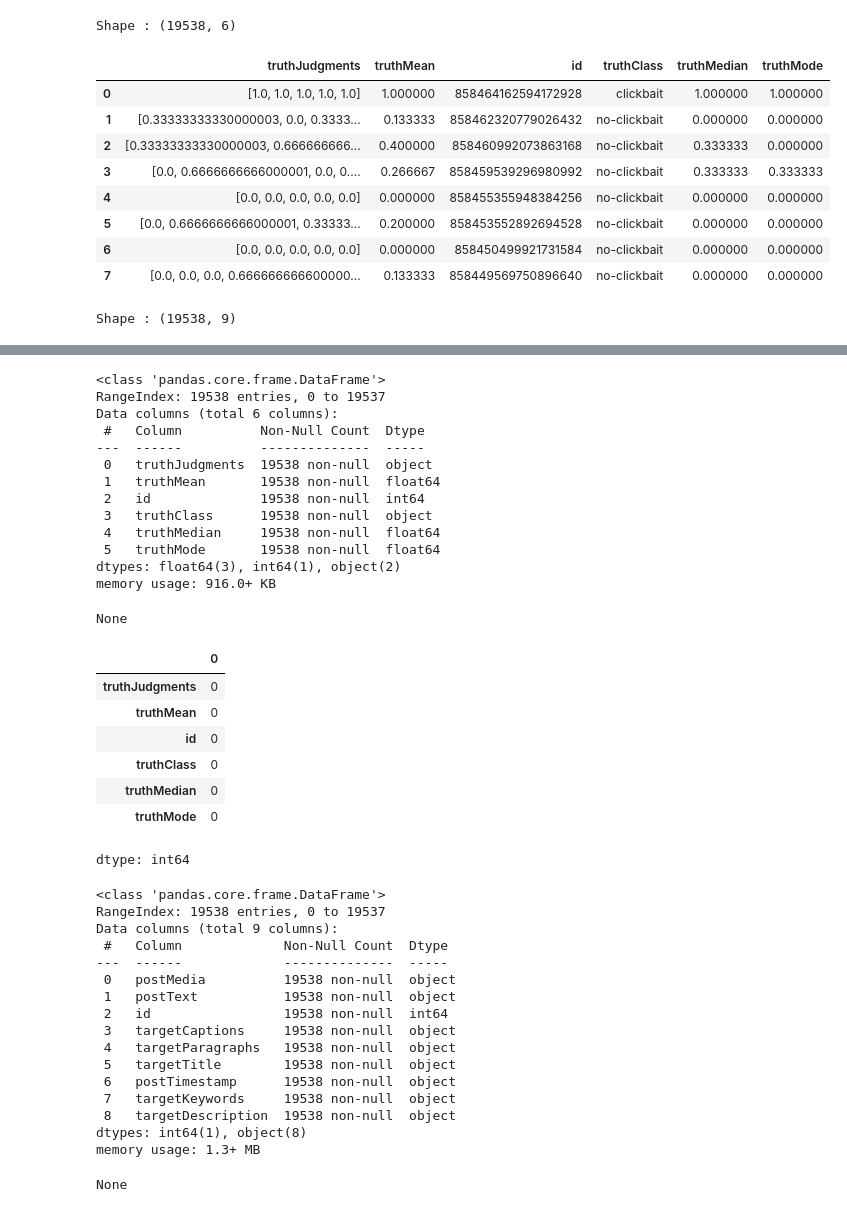
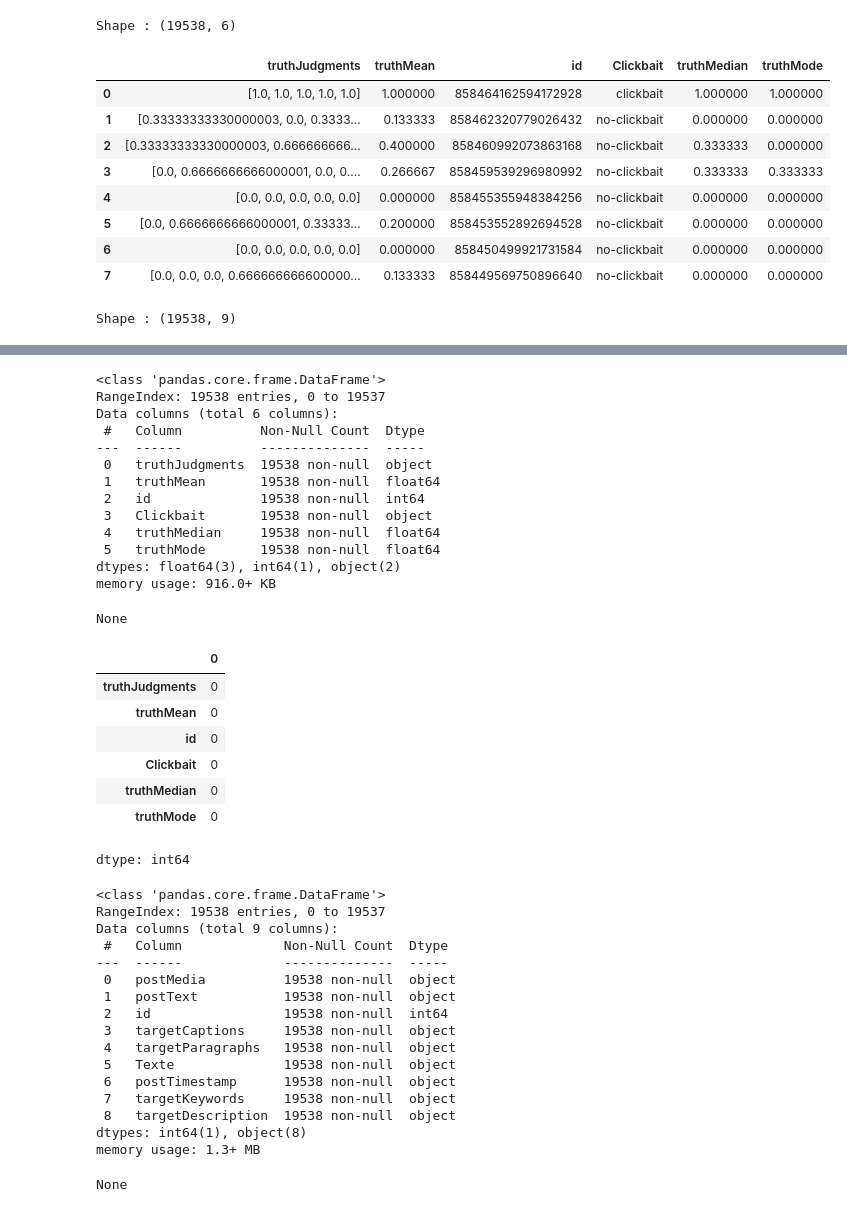
Before and after one commit to alexandre-cameron-borges/ACBorges_Clickscore_SDUDAnalytics, a Jupyter notebook: ACBorges_Clickscore_SDUDAnalytics.ipynb, the cells around one changed output, grey strips where cells are left out. Saved outputs shown, nothing was run; the diff lists cells and outputs as text; code cells hidden in the pictures.

```diff
--- a/ACBorges_Clickscore_SDUDAnalytics.ipynb
+++ b/ACBorges_Clickscore_SDUDAnalytics.ipynb
@@ -222,30 +243,35 @@ Name: proportion, dtype: float64
 # %%
 # 1) Chemin vers fichier webis JSONL & 2) Charger le JSONL
 pathtableclickbait_d = "/content/drive/MyDrive/data/raw/webis_clickbait/clickbait17-validation-170630/truth.jsonl"
 pathtableclickbait_d2 = "/content/drive/MyDrive/data/raw/webis_clickbait/clickbait17-validation-170630/instances.jsonl"
 tableclickbait_d = pd.read_json(pathtableclickbait_d, lines=True)
 tableclickbait_d2 = pd.read_json(pathtableclickbait_d2, lines=True)
+
+# Changement colonne 'truthClass' en 'clickbait' et targetTitle en Texte
+tableclickbait_d.rename(columns={'truthClass': 'Clickbait'}, inplace=True)
+tableclickbait_d2.rename(columns={'targetTitle': 'Texte'}, inplace=True)
+
 
 # Aperçu rapide
 print("Shape :", tableclickbait_d.shape)
 display(tableclickbait_d.head(8))
 
 print("Shape :", tableclickbait_d2.shape)
 display(tableclickbait_d2.head(8))
 
 # Comptage des nulls et types
 display(tableclickbait_d.info())
 display(tableclickbait_d.isnull().sum())
 
 display(tableclickbait_d2.info())
 display(tableclickbait_d2.isnull().sum())
 
 # Répartition clickbait vs non-clickbait
-counts = tableclickbait_d['truthClass'].value_counts(normalize=True)
+counts = tableclickbait_d['Clickbait'].value_counts()
 print(counts)
 # %% [output]
 Shape : (19538, 6)
-|  | truthJudgments | truthMean | id | truthClass | truthMedian | truthMode |
+|  | truthJudgments | truthMean | id | Clickbait | truthMedian | truthMode |
 | 0 | [1.0, 1.0, 1.0, 1.0, 1.0] | 1.000000 | 858464162594172928 | clickbait | 1.000000 | 1.000000 |
 | 1 | [0.33333333330000003, 0.0, 0.3333... | 0.133333 | 858462320779026432 | no-clickbait | 0.000000 | 0.000000 |
 | 2 | [0.33333333330000003, 0.666666666... | 0.400000 | 858460992073863168 | no-clickbait | 0.333333 | 0.000000 |
@@ -272,7 +298,7 @@ Data columns (total 6 columns):
  0   truthJudgments  19538 non-null  object
  1   truthMean       19538 non-null  float64
  2   id              19538 non-null  int64
- 3   truthClass      19538 non-null  object
+ 3   Clickbait       19538 non-null  object
  4   truthMedian     19538 non-null  float64
  5   truthMode       19538 non-null  float64
 dtypes: float64(3), int64(1), object(2)
@@ -282,7 +308,7 @@ None
 | truthJudgments | 0 |
 | truthMean | 0 |
 | id | 0 |
-| truthClass | 0 |
+| Clickbait | 0 |
 | truthMedian | 0 |
 | truthMode | 0 |
 dtype: int64
@@ -296,7 +322,7 @@ Data columns (total 9 columns):
  2   id                 19538 non-null  int64
  3   targetCaptions     19538 non-null  object
  4   targetParagraphs   19538 non-null  object
- 5   targetTitle        19538 non-null  object
+ 5   Texte              19538 non-null  object
  6   postTimestamp      19538 non-null  object
  7   targetKeywords     19538 non-null  object
  8   targetDescription  19538 non-null  object
```
Also changed, not shown: parts of 12 cells of this notebook.
